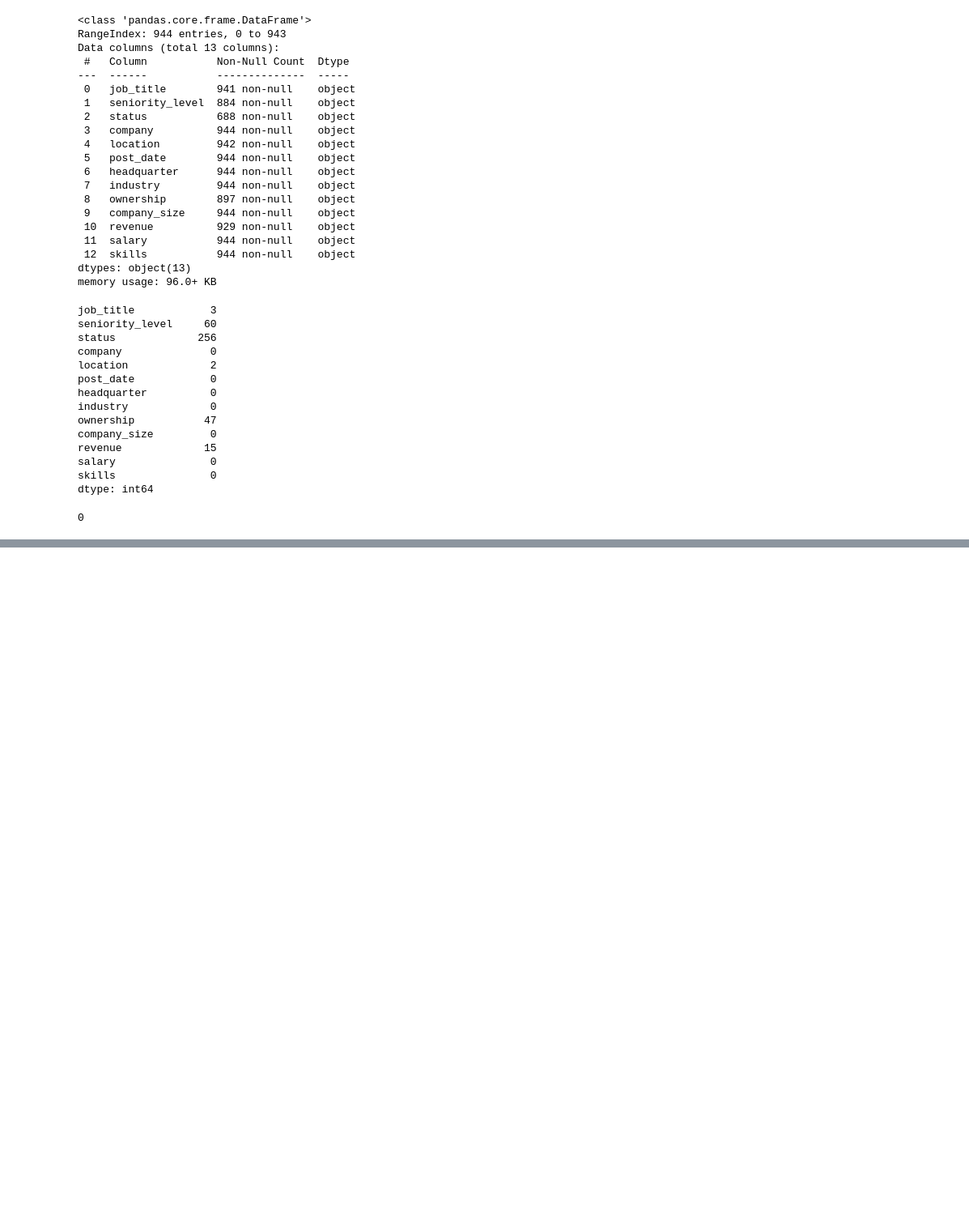
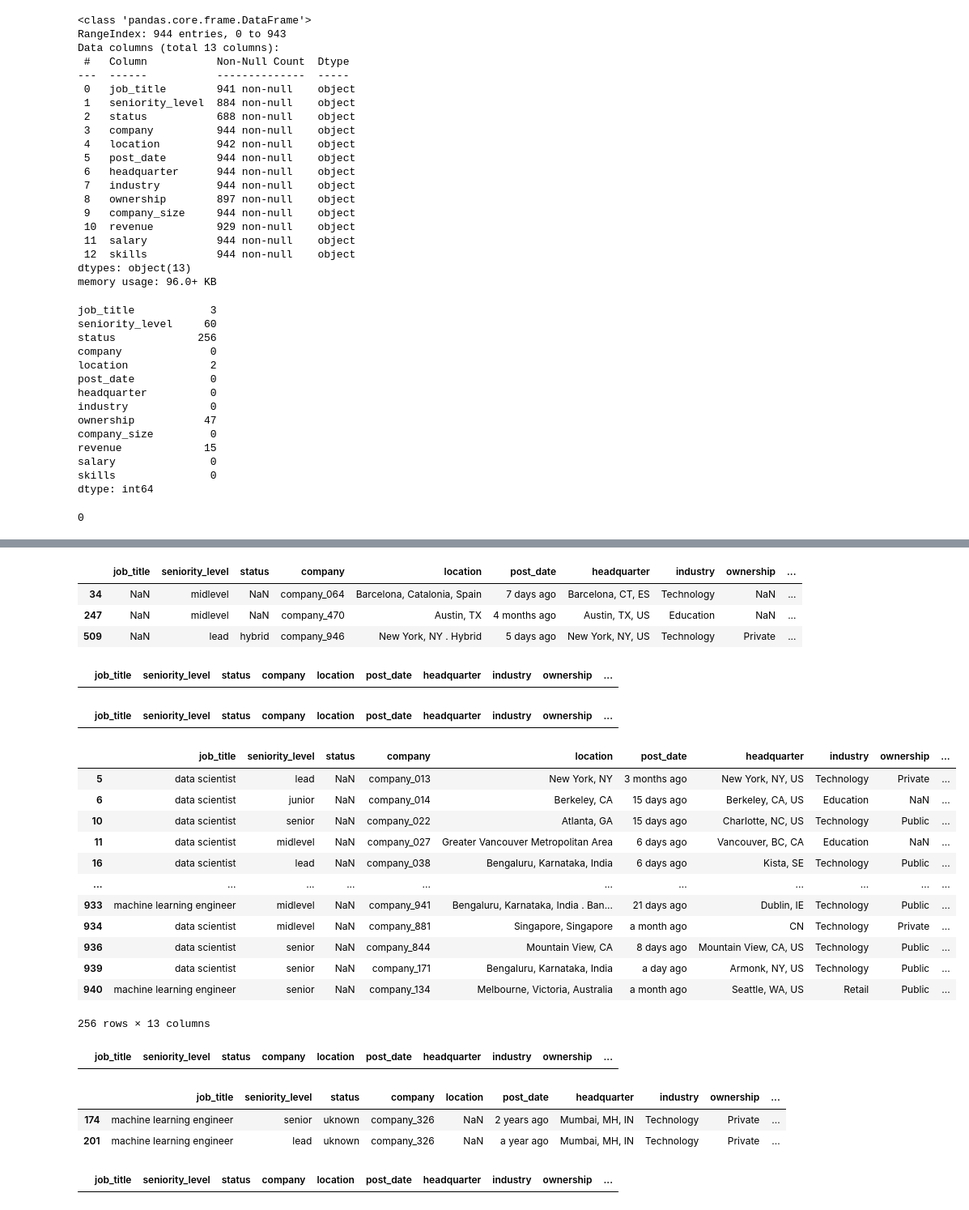
Before and after one commit to Lenmbugua/Analytics-Practice-Datasets, a Jupyter notebook: Data science Jobs.ipynb, the cells around one changed output, grey strips where cells are left out. Shown: that part at 81% size. Drawn from its saved outputs; the diff is of its cells as text; code cells hidden in the pictures; blank space fills up the shorter version.

Commit message:
Filling the missing values

```diff
--- a/Data science Jobs.ipynb
+++ b/Data science Jobs.ipynb
@@ -77,0 +107,7 @@ df.duplicated().sum()
+# %%
+df[df["job_title"].isnull()]
+# %% [output]
+|  | job_title | seniority_level | status | company | location | post_date | headquarter | industry | ownership | ... |
+| 34 | NaN | midlevel | NaN | company_064 | Barcelona, Catalonia, Spain | 7 days ago | Barcelona, CT, ES | Technology | NaN | ... |
+| 247 | NaN | midlevel | NaN | company_470 | Austin, TX | 4 months ago | Austin, TX, US | Education | NaN | ... |
+| 509 | NaN | lead | hybrid | company_946 | New York, NY . Hybrid | 5 days ago | New York, NY, US | Technology | Private | ... |
@@ -77,0 +117,5 @@ df.duplicated().sum()
+# %%
+# Check if the missing values have been filled
+df[df['job_title'].isnull()]
+# %% [output]
+|  | job_title | seniority_level | status | company | location | post_date | headquarter | industry | ownership | ... |
@@ -77,0 +125,21 @@ df.duplicated().sum()
+# %%
+# Check if the nulls have been filled
+df[df['seniority_level'].isnull()]
+# %% [output]
+|  | job_title | seniority_level | status | company | location | post_date | headquarter | industry | ownership | ... |
+# %%
+df[df["status"].isnull()]
+# %% [output]
+|  | job_title | seniority_level | status | company | location | post_date | headquarter | industry | ownership | ... |
+| 5 | data scientist | lead | NaN | company_013 | New York, NY | 3 months ago | New York, NY, US | Technology | Private | ... |
+| 6 | data scientist | junior | NaN | company_014 | Berkeley, CA | 15 days ago | Berkeley, CA, US | Education | NaN | ... |
+| 10 | data scientist | senior | NaN | company_022 | Atlanta, GA | 15 days ago | Charlotte, NC, US | Technology | Public | ... |
+| 11 | data scientist | midlevel | NaN | company_027 | Greater Vancouver Metropolitan Area | 6 days ago | Vancouver, BC, CA | Education | NaN | ... |
+| 16 | data scientist | lead | NaN | company_038 | Bengaluru, Karnataka, India | 6 days ago | Kista, SE | Technology | Public | ... |
+| ... | ... | ... | ... | ... | ... | ... | ... | ... | ... | ... |
+| 933 | machine learning engineer | midlevel | NaN | company_941 | Bengaluru, Karnataka, India . Ban... | 21 days ago | Dublin, IE | Technology | Public | ... |
+| 934 | data scientist | midlevel | NaN | company_881 | Singapore, Singapore | a month ago | CN | Technology | Private | ... |
+| 936 | data scientist | senior | NaN | company_844 | Mountain View, CA | 8 days ago | Mountain View, CA, US | Technology | Public | ... |
+| 939 | data scientist | senior | NaN | company_171 | Bengaluru, Karnataka, India | a day ago | Armonk, NY, US | Technology | Public | ... |
+| 940 | machine learning engineer | senior | NaN | company_134 | Melbourne, Victoria, Australia | a month ago | Seattle, WA, US | Retail | Public | ... |
+256 rows × 13 columns
@@ -77,0 +148,10 @@ df.duplicated().sum()
+# %%
+df[df['status'].isnull()]
+# %% [output]
+|  | job_title | seniority_level | status | company | location | post_date | headquarter | industry | ownership | ... |
+# %%
+df[df['location'].isnull()]
+# %% [output]
+|  | job_title | seniority_level | status | company | location | post_date | headquarter | industry | ownership | ... |
+| 174 | machine learning engineer | senior | uknown | company_326 | NaN | 2 years ago | Mumbai, MH, IN | Technology | Private | ... |
+| 201 | machine learning engineer | lead | uknown | company_326 | NaN | a year ago | Mumbai, MH, IN | Technology | Private | ... |
@@ -77,0 +160,4 @@ df.duplicated().sum()
+# %%
+df[df['location'].isnull()]
+# %% [output]
+|  | job_title | seniority_level | status | company | location | post_date | headquarter | industry | ownership | ... |
```
Also changed, not shown: parts of 13 cells of this notebook.
